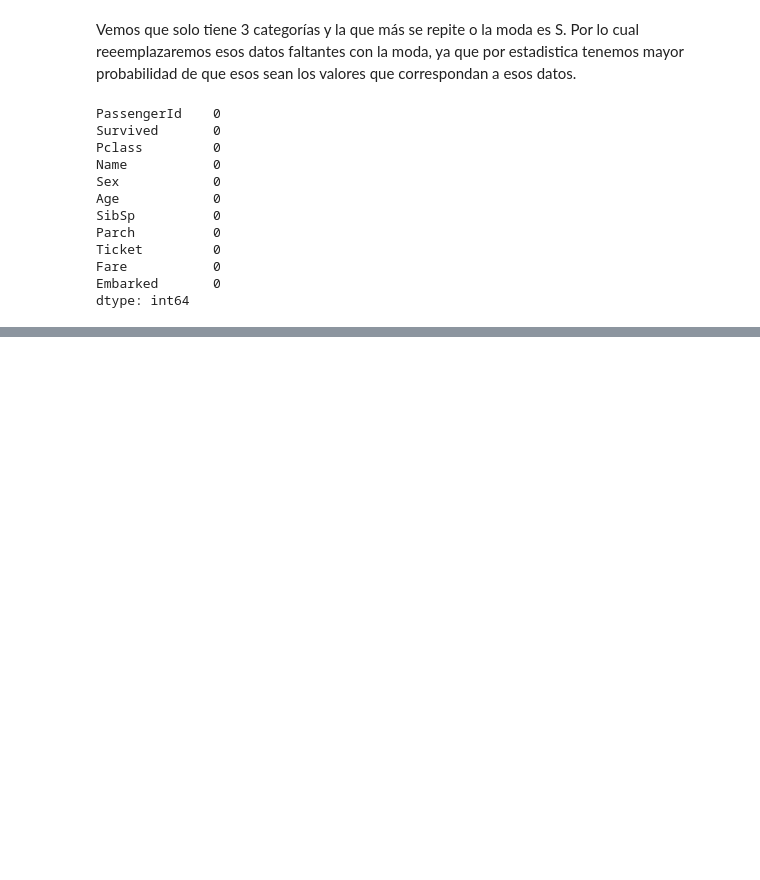
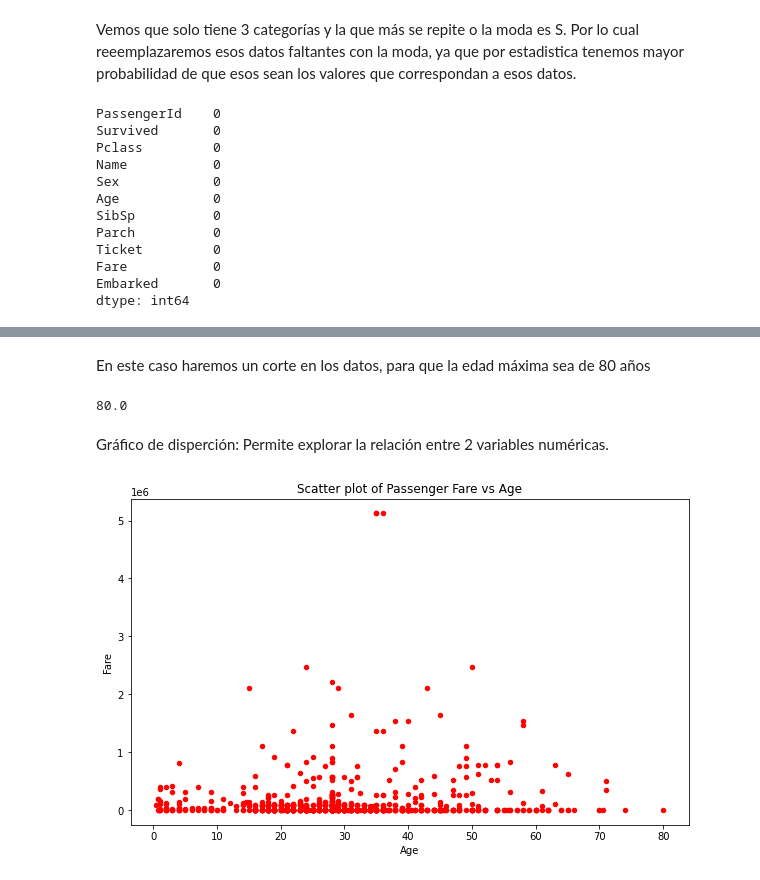
Before and after one commit to mariosanchez5/An-lisis-Exploratorios---Varios, a Jupyter notebook: Dataset_Titanic.ipynb, the cells around one changed output, grey strips where cells are left out. Saved outputs shown, nothing was run; the diff lists cells and outputs as text; code cells hidden in the pictures; blank space fills up the shorter version.

```diff
--- a/Dataset_Titanic.ipynb
+++ b/Dataset_Titanic.ipynb
@@ -207,0 +264,17 @@ dtype: int64
+# %% [markdown]
+En este caso haremos un corte en los datos, para que la edad máxima sea de 80 años
+# %%
+df2['Age'] = df2['Age'].apply(lambda x: 80 if x>80 else x) #Aca le decimos que si x es mayor a 80, tome el valor de 80, si no, que se quede como está
+df2['Age'].max()
+# %% [output]
+80.0
+# %% [markdown]
+Gráfico de disperción: Permite explorar la relación entre 2 variables numéricas.
+# %%
+df2.plot(kind='scatter', x='Age', y='Fare', figsize=[10,6], c='red')
+plt.title('Scatter plot of Passenger Fare vs Age')
+plt.xlabel('Age')
+plt.ylabel('Fare')
+plt.show()
+# %% [output]
+[figure, added]
```
Also changed, not shown: parts of 26 cells of this notebook.
